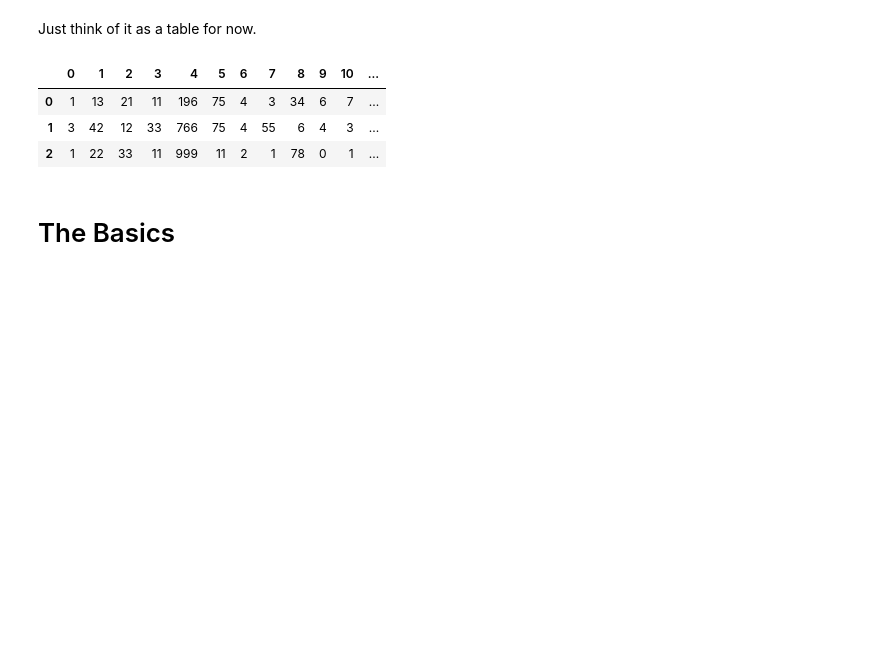
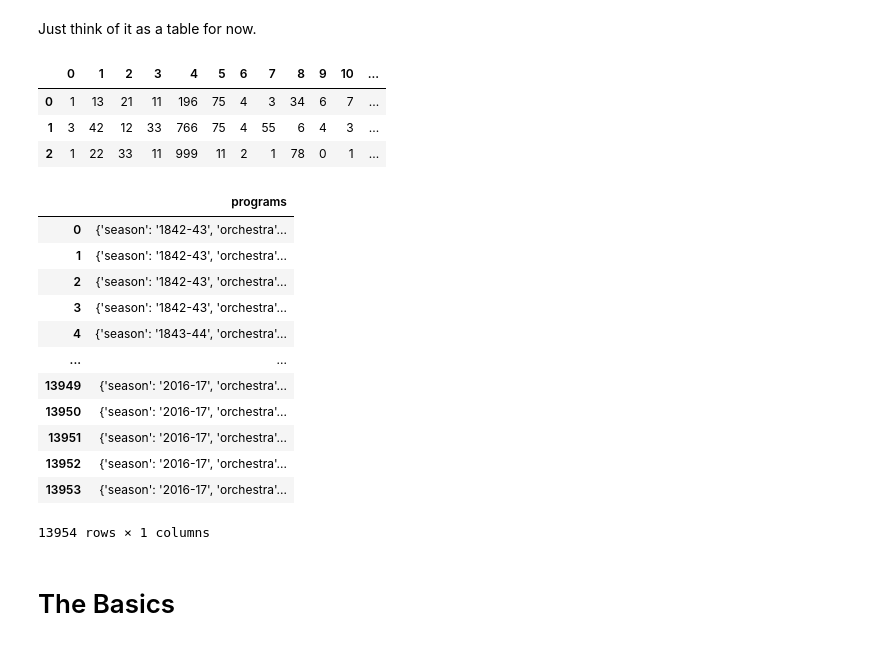
Before and after one commit to bootloader-kp/python-tutorial, a Jupyter notebook: 7._4._Pandas Tutorial.ipynb, the cells around one changed output. Cells and saved outputs as stored; diff of their text form; code cells hidden in the pictures; blank space fills up the shorter version.

```diff
--- a/7._4._Pandas Tutorial.ipynb
+++ b/7._4._Pandas Tutorial.ipynb
@@ -23,7 +23,23 @@ hank
 | 1 | 3 | 42 | 12 | 33 | 766 | 75 | 4 | 55 | 6 | 4 | 3 | ... |
 | 2 | 1 | 22 | 33 | 11 | 999 | 11 | 2 | 1 | 78 | 0 | 1 | ... |
 # %%
-# dfjson = pd.read_json("Files/sample.json")
+dfjson = pd.read_json("Files/raw_nyc_phil.json")
+# %%
+dfjson
+# %% [output]
+|  | programs |
+| 0 | {'season': '1842-43', 'orchestra'... |
+| 1 | {'season': '1842-43', 'orchestra'... |
+| 2 | {'season': '1842-43', 'orchestra'... |
+| 3 | {'season': '1842-43', 'orchestra'... |
+| 4 | {'season': '1843-44', 'orchestra'... |
+| ... | ... |
+| 13949 | {'season': '2016-17', 'orchestra'... |
+| 13950 | {'season': '2016-17', 'orchestra'... |
+| 13951 | {'season': '2016-17', 'orchestra'... |
+| 13952 | {'season': '2016-17', 'orchestra'... |
+| 13953 | {'season': '2016-17', 'orchestra'... |
+13954 rows × 1 columns
 # %%
 df.to_csv('example.csv', index=False)
 # %%
```
Also changed, not shown: parts of 16 cells of this notebook, 1 other file.
